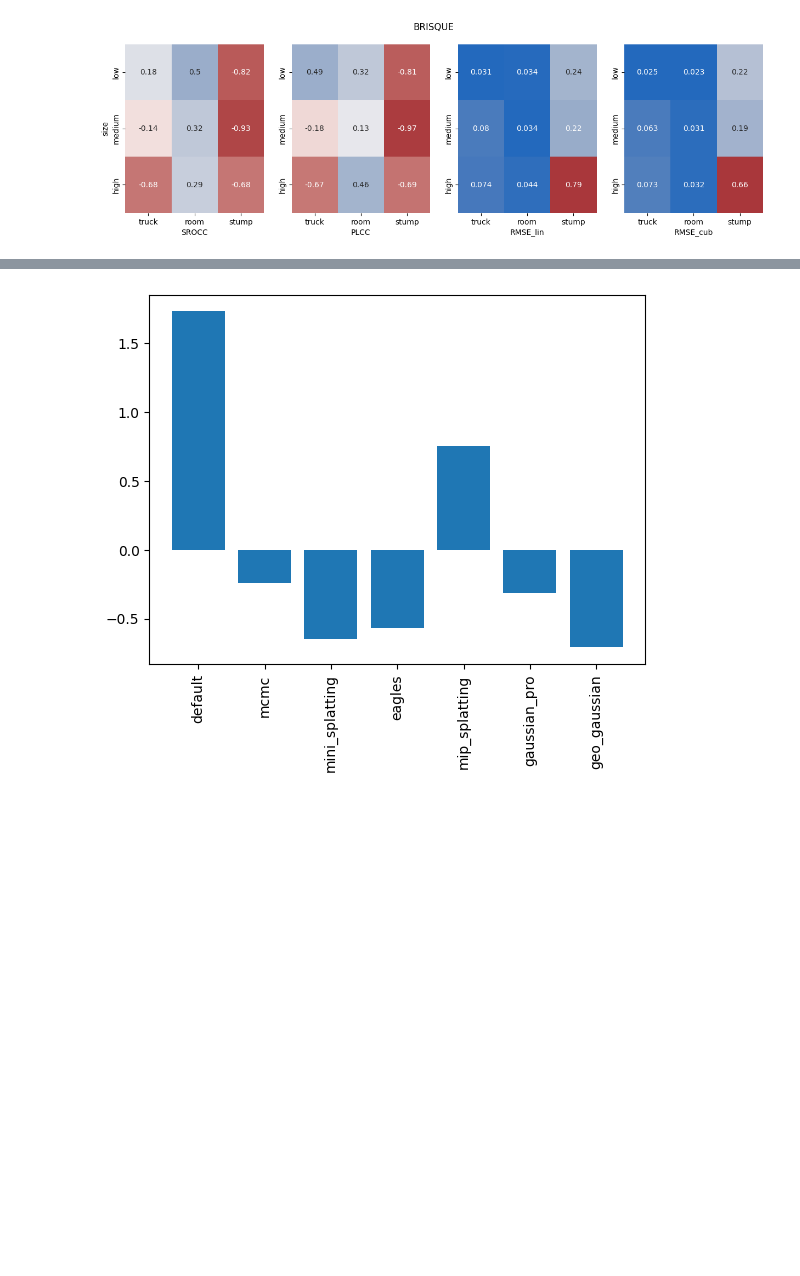
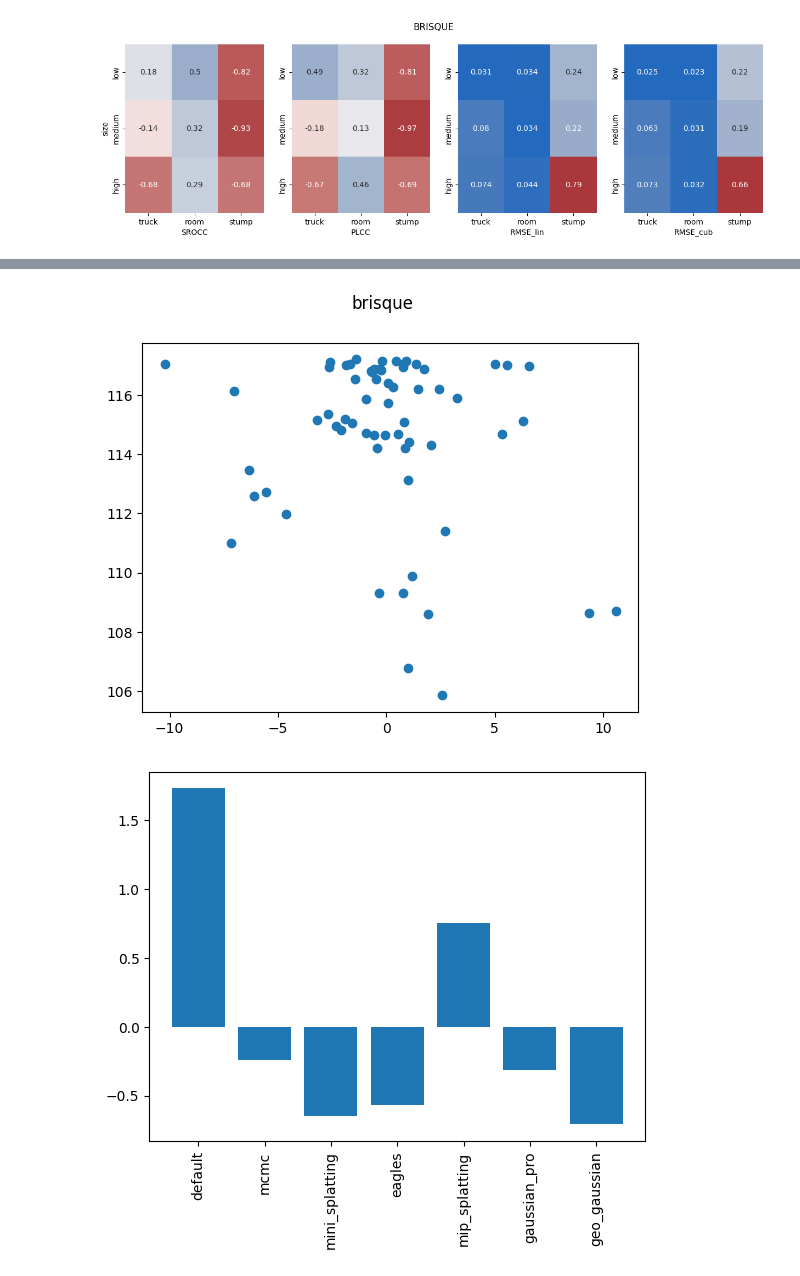
Before and after one commit to PaulErpen/final-data-analysis, a Jupyter notebook: joint-data-analysis.ipynb, the cells around one changed output, grey strips where cells are left out. Cells and saved outputs as stored; diff of their text form; code cells hidden in the pictures; blank space fills up the shorter version.

```diff
--- a/joint-data-analysis.ipynb
+++ b/joint-data-analysis.ipynb
@@ -232,3 +317,7 @@ plot_heatmap_for_metrics(df_brisque, "BRISQUE")
+# %%
+plot_quality_metric_against_jod("brisque")
+# %% [output]
+[figure, added]
 # %%
 from matplotlib import pyplot as plt
 
```
Also changed, not shown: parts of 17 cells of this notebook.
